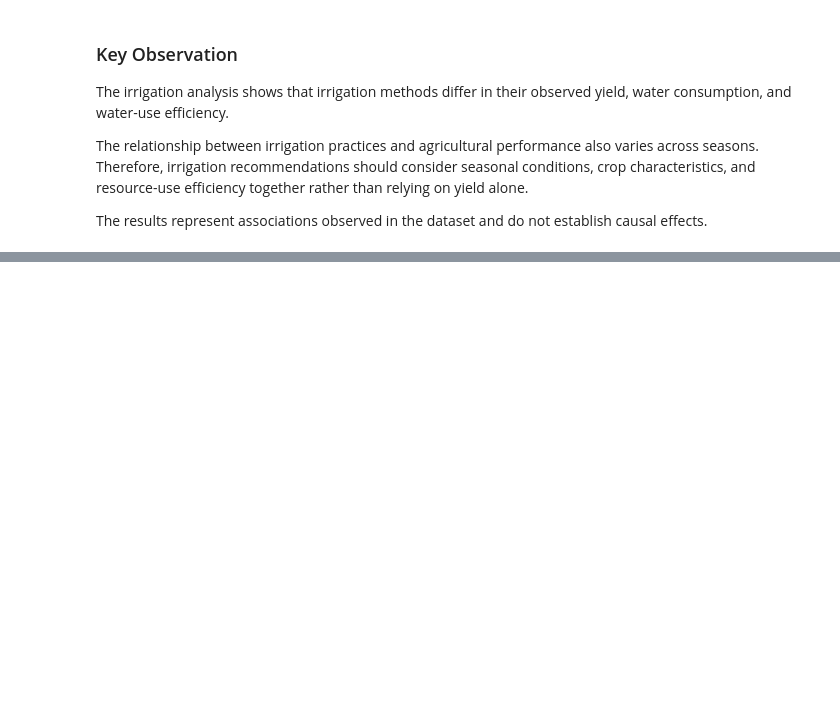
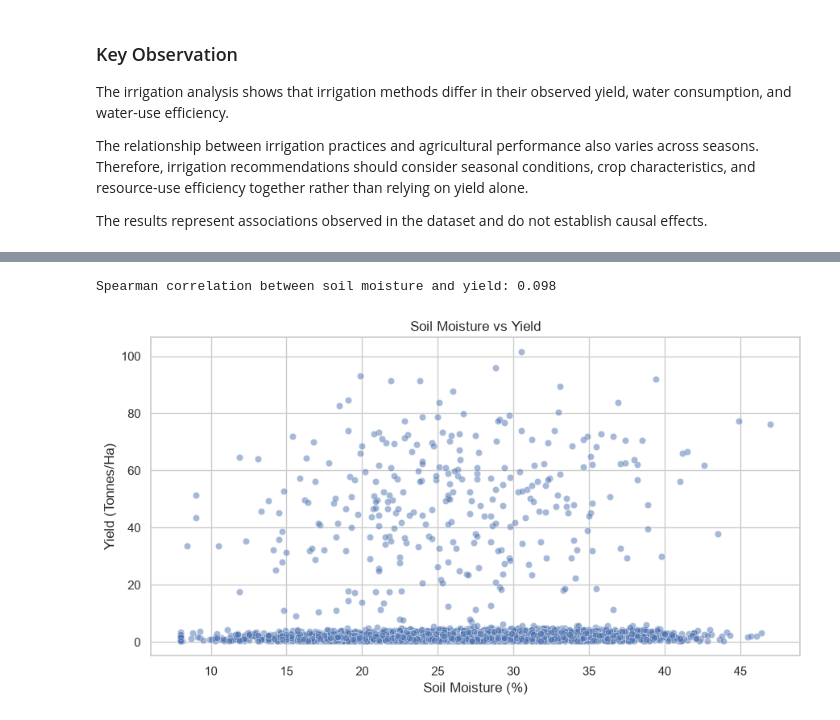
Before and after one commit to TharunPranav2007/Seasonal-Agriculture-Performance-Analysis, a Jupyter notebook: notebooks/seasonal_agriculture_analysis.ipynb, the cells around one changed output, grey strips where cells are left out. Drawn from its saved outputs; the diff is of its cells as text; code cells hidden in the pictures; blank space fills up the shorter version.

```diff
--- a/notebooks/seasonal_agriculture_analysis.ipynb
+++ b/notebooks/seasonal_agriculture_analysis.ipynb
@@ -1908,0 +2026,29 @@ The results represent associations observed in the dataset and do not establish
+# %%
+soil_moisture_yield_corr = yield_df[
+    ["Soil_Moisture_pct", "Yield_Tonnes_Ha"]
+].corr(method="spearman").iloc[0, 1]
+
+print(
+    f"Spearman correlation between soil moisture and yield: "
+    f"{soil_moisture_yield_corr:.3f}"
+)
+# %% [output]
+Spearman correlation between soil moisture and yield: 0.098
+# %%
+plt.figure(figsize=(9, 5))
+
+sns.scatterplot(
+    data=yield_df,
+    x="Soil_Moisture_pct",
+    y="Yield_Tonnes_Ha",
+    alpha=0.5
+)
+
+plt.title("Soil Moisture vs Yield")
+plt.xlabel("Soil Moisture (%)")
+plt.ylabel("Yield (Tonnes/Ha)")
+
+plt.tight_layout()
+plt.show()
+# %% [output]
+[figure, added]
```
Also changed, not shown: parts of 26 cells of this notebook.
